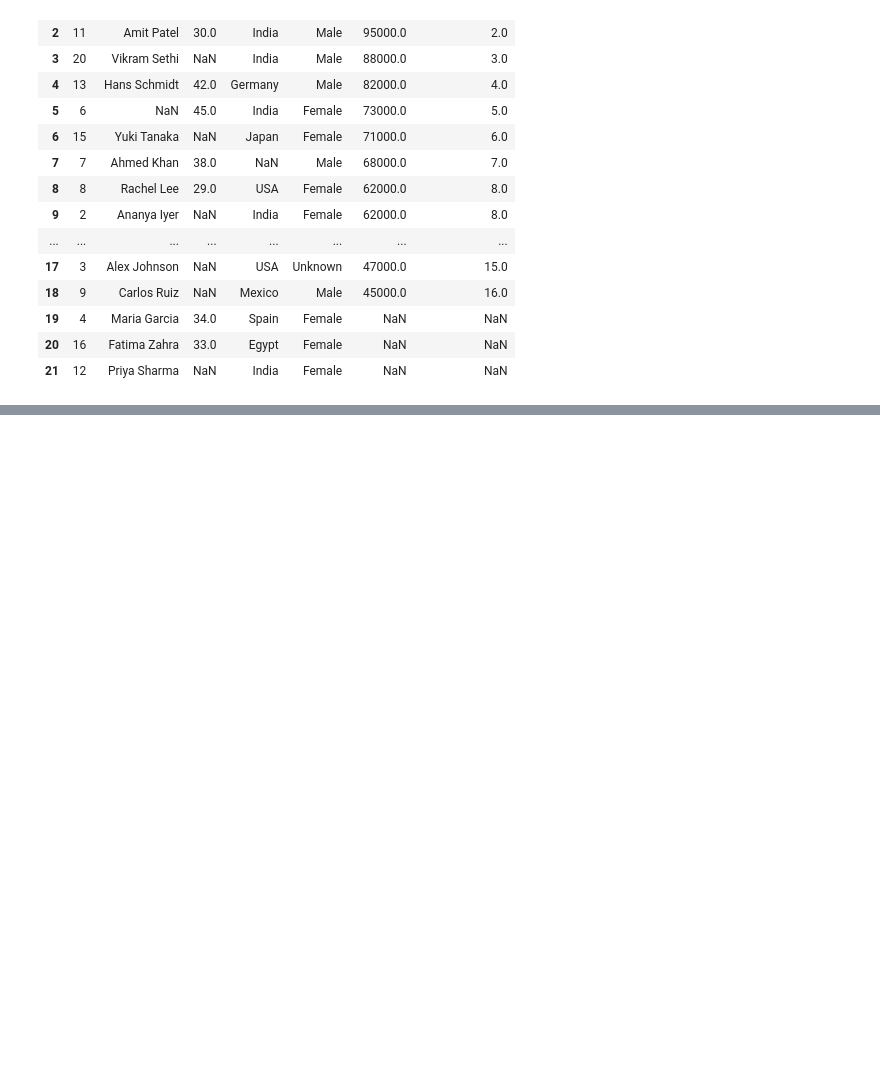
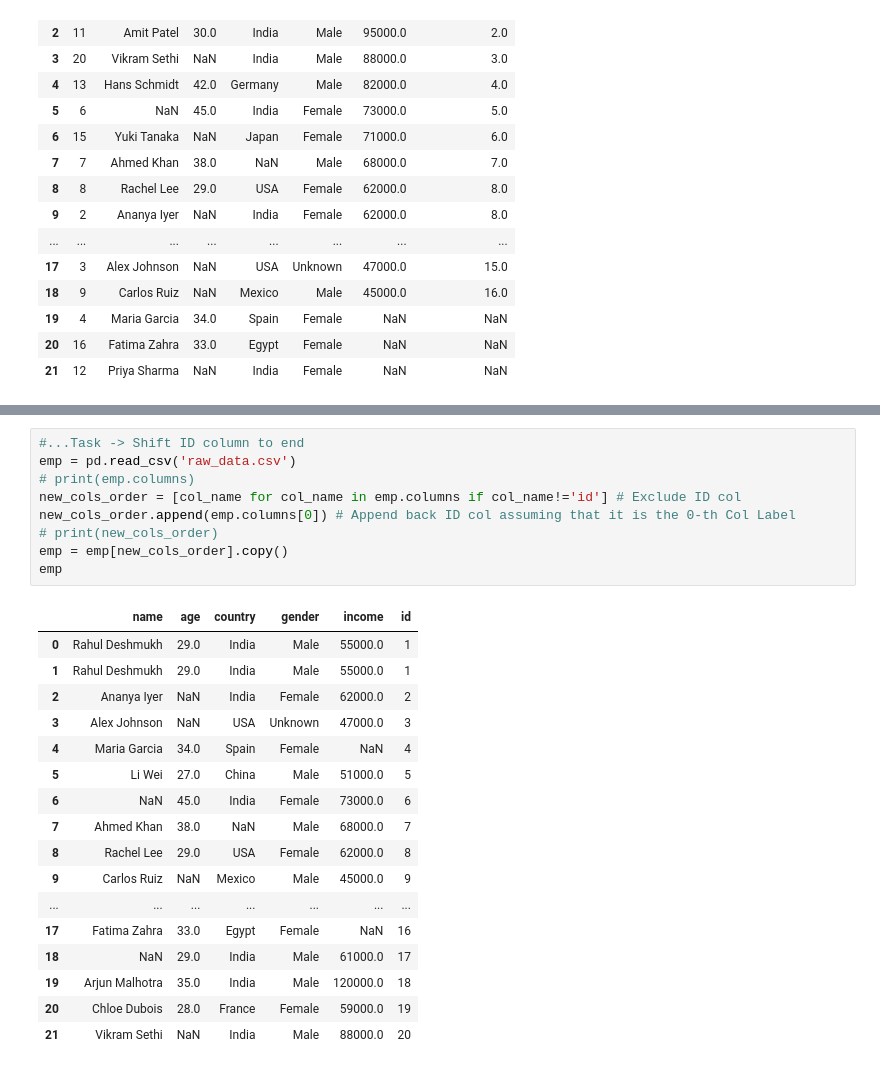
Before and after one commit to Sonu64/Prime_AI_ML, a Jupyter notebook: Module_13_Pandas_02/pandas_2.ipynb, the cells around one changed output, grey strips where cells are left out. Saved outputs shown, nothing was run; the diff lists cells and outputs as text; blank space fills up the shorter version.

Commit message:
Pandas Task -> Shift ID column to end. Done.

```diff
--- a/Module_13_Pandas_02/pandas_2.ipynb
+++ b/Module_13_Pandas_02/pandas_2.ipynb
@@ -299,3 +299,30 @@ d4
 | 19 | 4 | Maria Garcia | 34.0 | Spain | NaN | NaN | Female |
 | 20 | 16 | Fatima Zahra | 33.0 | Egypt | NaN | NaN | Female |
 | 21 | 12 | Priya Sharma | NaN | India | NaN | NaN | Female |
+# %%
+#...Task -> Shift ID column to end
+emp = pd.read_csv('raw_data.csv')
+# print(emp.columns)
+new_cols_order = [col_name for col_name in emp.columns if col_name!='id'] # Exclude ID col
+new_cols_order.append(emp.columns[0]) # Append back ID col assuming that it is the 0-th Col Label
+# print(new_cols_order)
+emp = emp[new_cols_order].copy()
+emp
+# %% [output]
+|  | name | age | country | gender | income | id |
+| 0 | Rahul Deshmukh | 29.0 | India | Male | 55000.0 | 1 |
+| 1 | Rahul Deshmukh | 29.0 | India | Male | 55000.0 | 1 |
+| 2 | Ananya Iyer | NaN | India | Female | 62000.0 | 2 |
+| 3 | Alex Johnson | NaN | USA | Unknown | 47000.0 | 3 |
+| 4 | Maria Garcia | 34.0 | Spain | Female | NaN | 4 |
+| 5 | Li Wei | 27.0 | China | Male | 51000.0 | 5 |
+| 6 | NaN | 45.0 | India | Female | 73000.0 | 6 |
+| 7 | Ahmed Khan | 38.0 | NaN | Male | 68000.0 | 7 |
+| 8 | Rachel Lee | 29.0 | USA | Female | 62000.0 | 8 |
+| 9 | Carlos Ruiz | NaN | Mexico | Male | 45000.0 | 9 |
+| ... | ... | ... | ... | ... | ... | ... |
+| 17 | Fatima Zahra | 33.0 | Egypt | Female | NaN | 16 |
+| 18 | NaN | 29.0 | India | Male | 61000.0 | 17 |
+| 19 | Arjun Malhotra | 35.0 | India | Male | 120000.0 | 18 |
+| 20 | Chloe Dubois | 28.0 | France | Female | 59000.0 | 19 |
+| 21 | Vikram Sethi | NaN | India | Male | 88000.0 | 20 |
```
Also changed, not shown: parts of 1 cell of this notebook.
